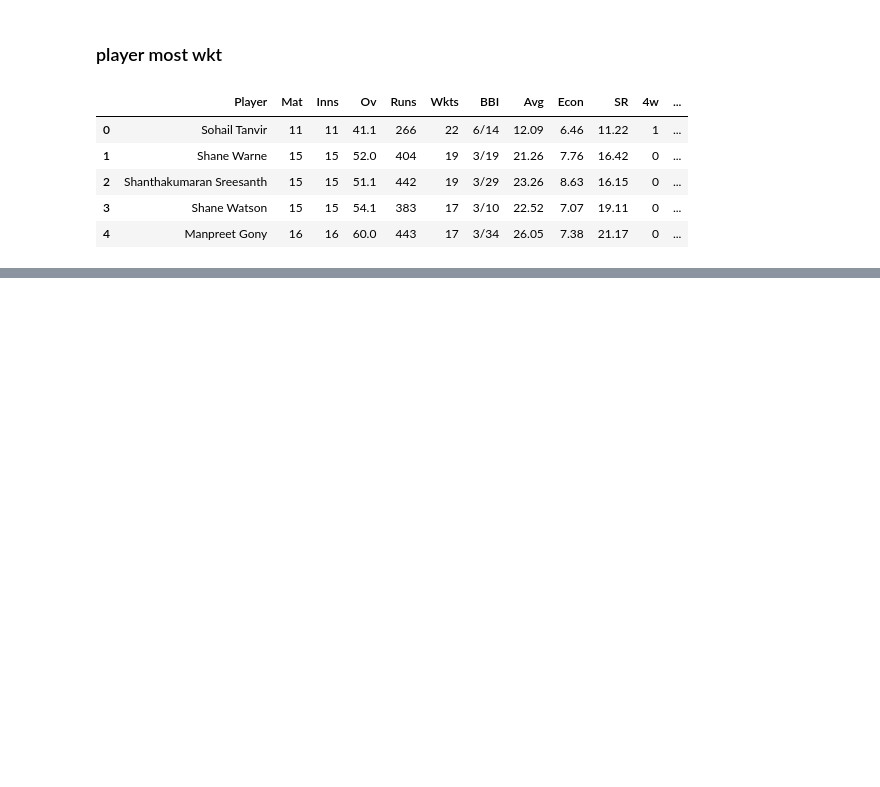
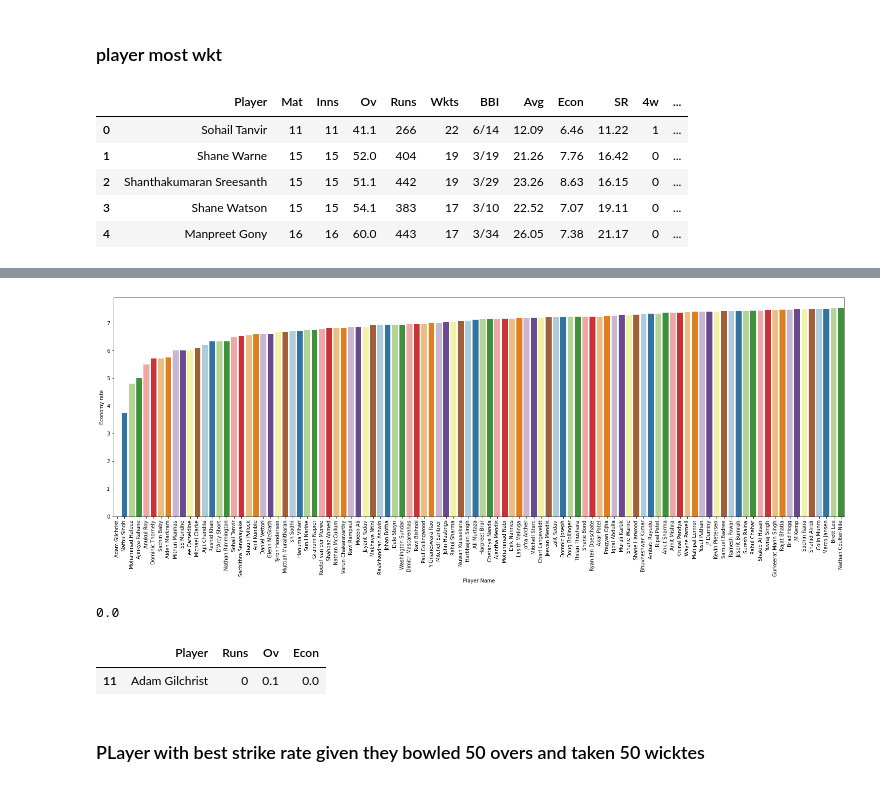
Before and after one commit to vpm10/ipl_analysis, a Jupyter notebook: Ipl_player_Performance_bowler.ipynb, the cells around one changed output, grey strips where cells are left out. Saved outputs shown, nothing was run; the diff lists cells and outputs as text; code cells hidden in the pictures; blank space fills up the shorter version.

```diff
--- a/Ipl_player_Performance_bowler.ipynb
+++ b/Ipl_player_Performance_bowler.ipynb
@@ -207,0 +269,21 @@ plt.show()
+# %%
+temp = res.sort_values('Econ' ,  ascending = True)[:100]
+plt.figure(figsize = (26,8))
+sns.barplot(data=temp,x='Player',y='Econ',palette='Paired')
+plt.xticks(rotation='vertical')
+plt.xlabel('Player Name')
+plt.ylabel('Economy rate')
+plt.show()
+# %% [output]
+[figure, added]
+# %%
+min(res['Econ'])
+# %% [output]
+0.0
+# %%
+res[res['Econ']==0.0]
+# %% [output]
+|  | Player | Runs | Ov | Econ |
+| 11 | Adam Gilchrist | 0 | 0.1 | 0.0 |
+# %% [markdown]
+### PLayer with best strike rate given they bowled 50 overs and taken 50 wicktes
```
Also changed, not shown: parts of 19 cells of this notebook.
